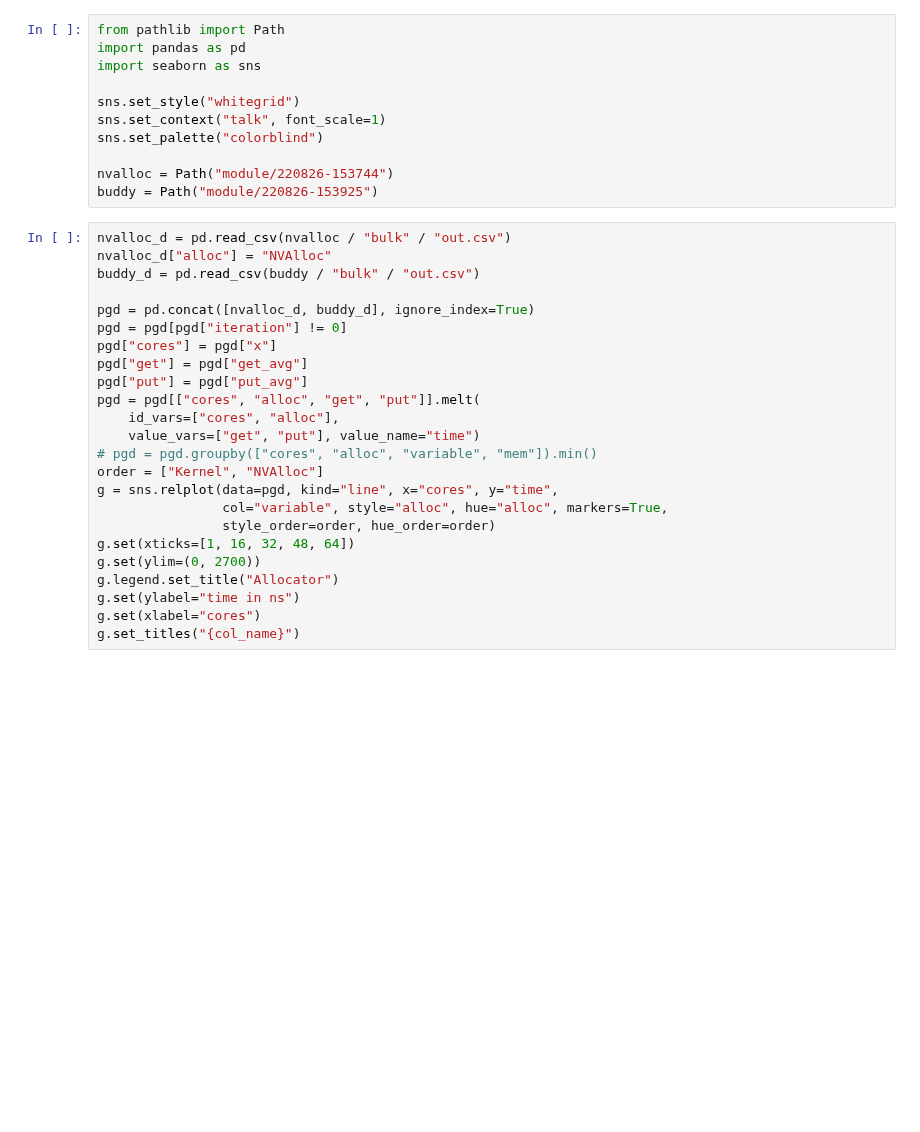
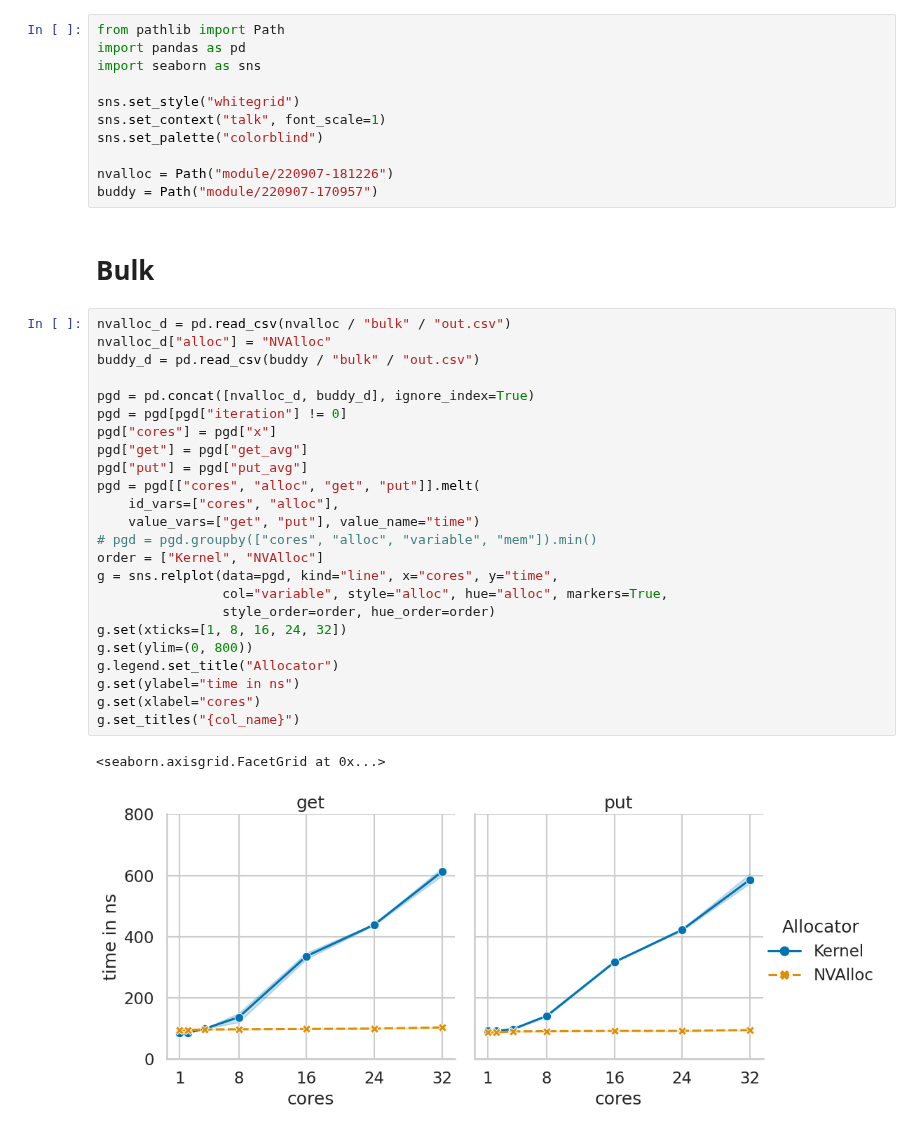
Before and after one commit to luhsra/llfree-bench, a Jupyter notebook: module.ipynb, the cells around one changed output. Saved outputs shown, nothing was run; the diff lists cells and outputs as text; blank space fills up the shorter version.

```diff
--- a/module.ipynb
+++ b/module.ipynb
@@ -7,29 +7,34 @@ sns.set_style("whitegrid")
 sns.set_context("talk", font_scale=1)
 sns.set_palette("colorblind")
 
-nvalloc = Path("module/220826-153744")
-buddy = Path("module/220826-153925")
+nvalloc = Path("module/220907-181226")
+buddy = Path("module/220907-170957")
+# %% [markdown]
+# Bulk
 # %%
 nvalloc_d = pd.read_csv(nvalloc / "bulk" / "out.csv")
 nvalloc_d["alloc"] = "NVAlloc"
 buddy_d = pd.read_csv(buddy / "bulk" / "out.csv")
 
 pgd = pd.concat([nvalloc_d, buddy_d], ignore_index=True)
 pgd = pgd[pgd["iteration"] != 0]
 pgd["cores"] = pgd["x"]
 pgd["get"] = pgd["get_avg"]
 pgd["put"] = pgd["put_avg"]
 pgd = pgd[["cores", "alloc", "get", "put"]].melt(
     id_vars=["cores", "alloc"],
     value_vars=["get", "put"], value_name="time")
 # pgd = pgd.groupby(["cores", "alloc", "variable", "mem"]).min()
 order = ["Kernel", "NVAlloc"]
 g = sns.relplot(data=pgd, kind="line", x="cores", y="time",
                 col="variable", style="alloc", hue="alloc", markers=True,
                 style_order=order, hue_order=order)
-g.set(xticks=[1, 16, 32, 48, 64])
-g.set(ylim=(0, 2700))
+g.set(xticks=[1, 8, 16, 24, 32])
+g.set(ylim=(0, 800))
 g.legend.set_title("Allocator")
 g.set(ylabel="time in ns")
 g.set(xlabel="cores")
 g.set_titles("{col_name}")
+# %% [output]
+<seaborn.axisgrid.FacetGrid at 0x...>
+[figure, added]
```
Also changed, not shown: parts of 7 cells of this notebook, 10 other files.
